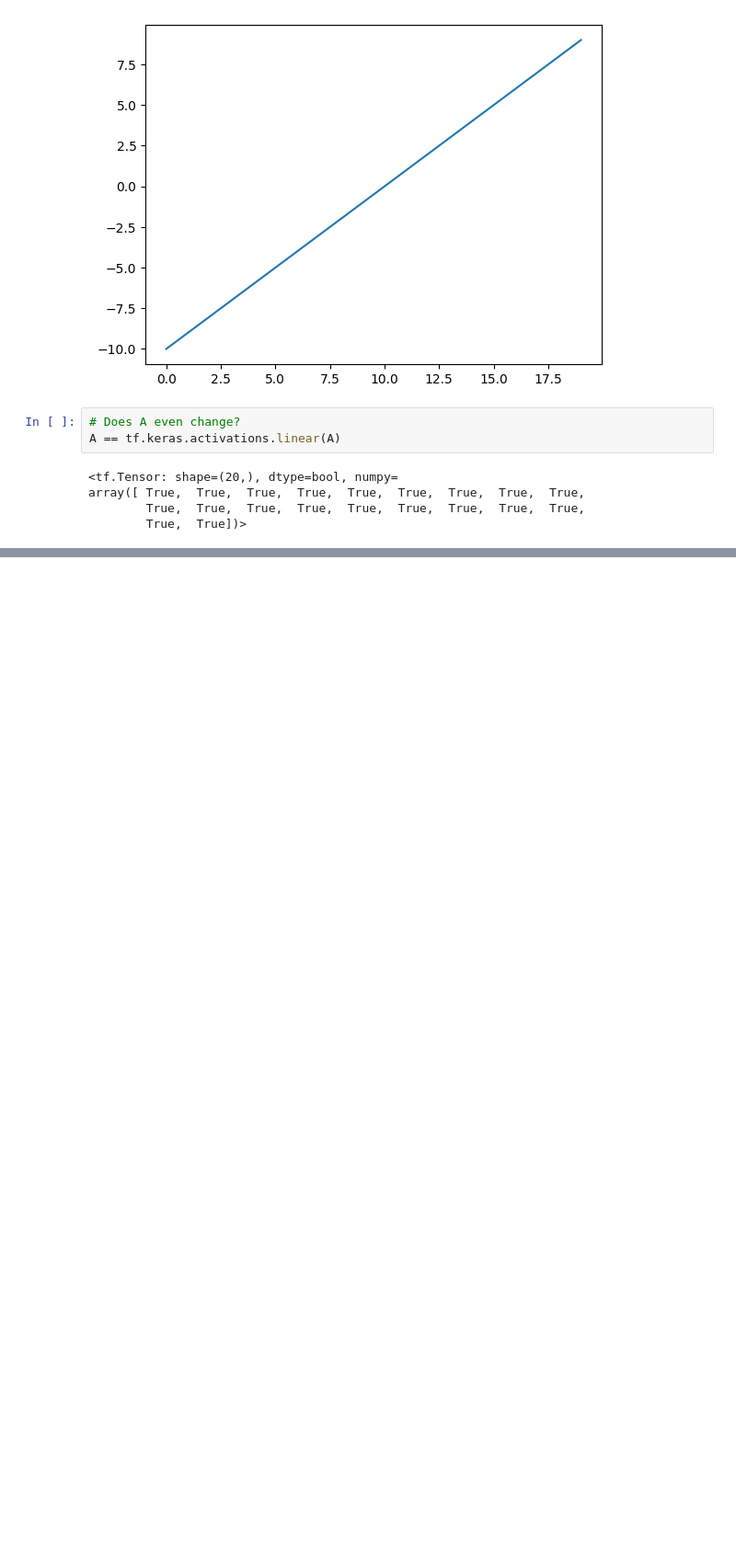
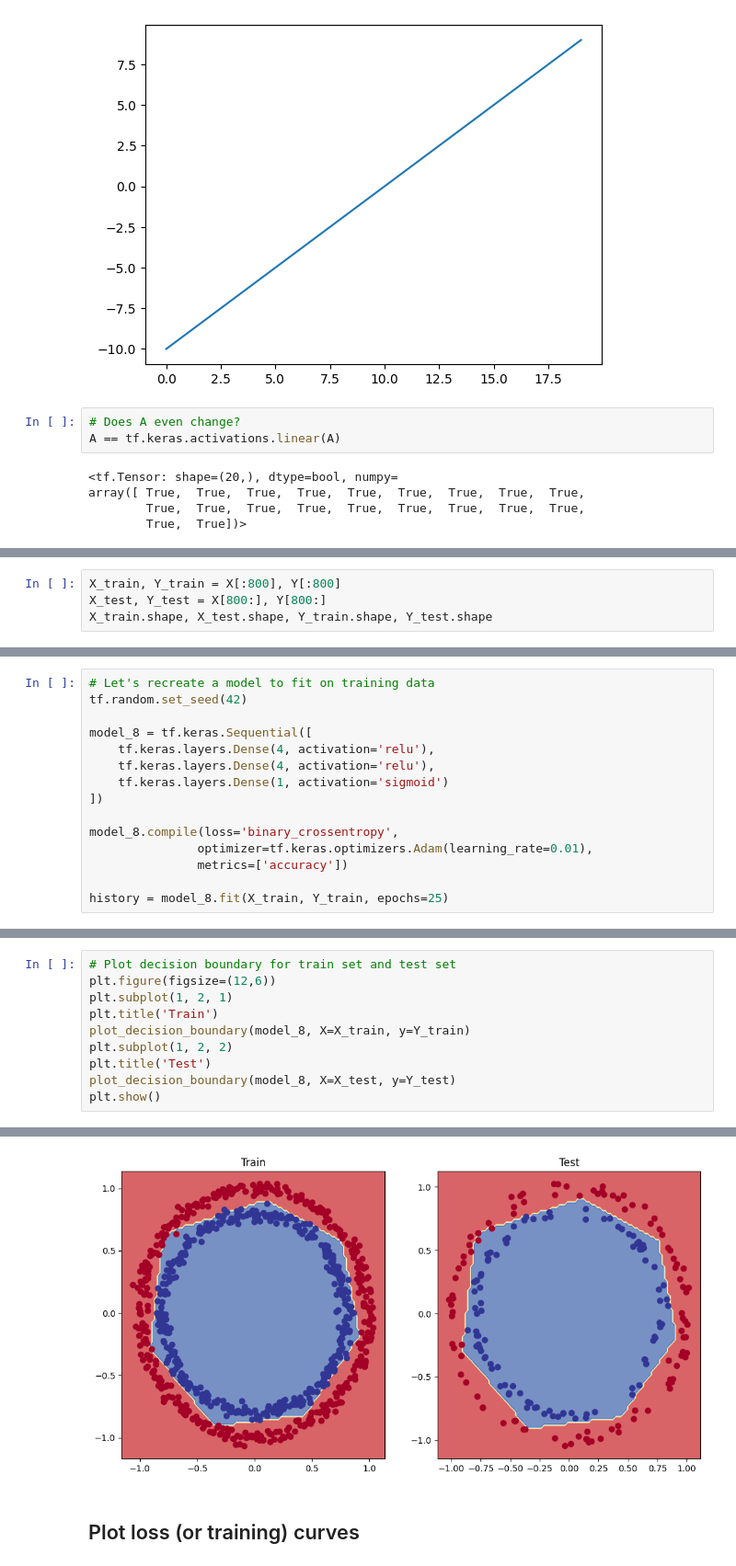
Before and after one commit to Luciano-C/Deep-Learning-Course-Daniel-Bourke, a Jupyter notebook: 02_classification.ipynb, the cells around one changed output, grey strips where cells are left out. Shown at 92% size. Drawn from its saved outputs; the diff is of its cells as text; blank space fills up the shorter version.

```diff
--- a/02_classification.ipynb
+++ b/02_classification.ipynb
@@ -553,0 +565,4 @@ array([ True,  True,  True,  True,  True,  True,  True,  True,  True,
+# %%
+X_train, Y_train = X[:800], Y[:800]
+X_test, Y_test = X[800:], Y[800:]
+X_train.shape, X_test.shape, Y_train.shape, Y_test.shape
@@ -553,0 +571,15 @@ array([ True,  True,  True,  True,  True,  True,  True,  True,  True,
+# %%
+# Let's recreate a model to fit on training data
+tf.random.set_seed(42)
+
+model_8 = tf.keras.Sequential([
+    tf.keras.layers.Dense(4, activation='relu'),
+    tf.keras.layers.Dense(4, activation='relu'),
+    tf.keras.layers.Dense(1, activation='sigmoid')
+])
+
+model_8.compile(loss='binary_crossentropy',
+               optimizer=tf.keras.optimizers.Adam(learning_rate=0.01),
+               metrics=['accuracy'])
+
+history = model_8.fit(X_train, Y_train, epochs=25)
@@ -553,0 +609,11 @@ array([ True,  True,  True,  True,  True,  True,  True,  True,  True,
+# %%
+# Plot decision boundary for train set and test set
+plt.figure(figsize=(12,6))
+plt.subplot(1, 2, 1)
+plt.title('Train')
+plot_decision_boundary(model_8, X=X_train, y=Y_train)
+plt.subplot(1, 2, 2)
+plt.title('Test')
+plot_decision_boundary(model_8, X=X_test, y=Y_test)
+plt.show()
+# %% [output]
@@ -553,0 +624,3 @@ array([ True,  True,  True,  True,  True,  True,  True,  True,  True,
+[figure, added]
+# %% [markdown]
+## Plot loss (or training) curves
```
Also changed, not shown: parts of 41 cells of this notebook.
